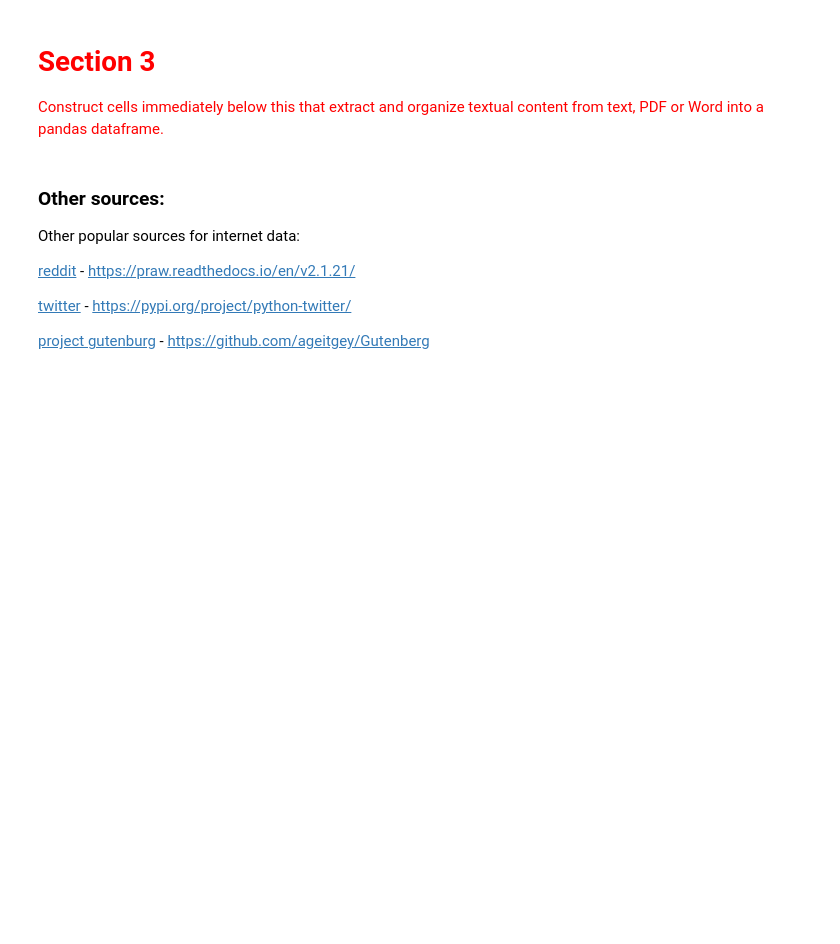
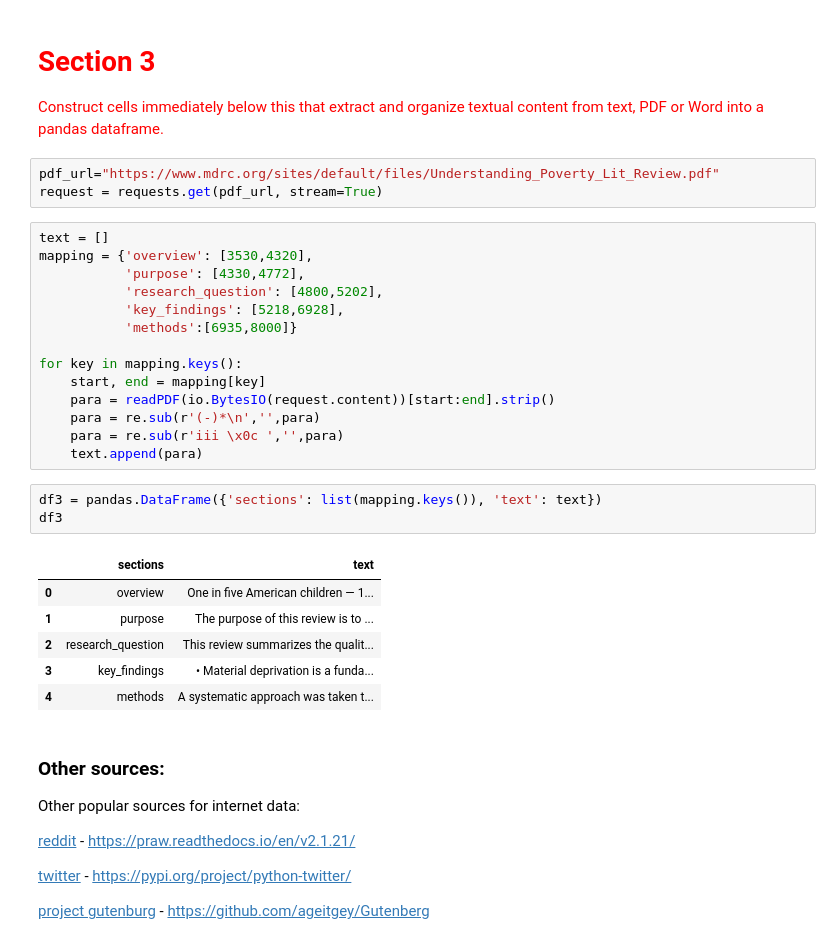
Before and after one commit to rachel-ker/Content-Analysis-2020, a Jupyter notebook: week-1/1-intro.ipynb, the cells around one changed output. Saved outputs shown, nothing was run; the diff lists cells and outputs as text; blank space fills up the shorter version.

```diff
--- a/week-1/1-intro.ipynb
+++ b/week-1/1-intro.ipynb
@@ -711,6 +956,33 @@ downloaded every time.
 
 # <span style="color:red">Section 3</span>
 <span style="color:red">Construct cells immediately below this that extract and organize textual content from text, PDF or Word into a pandas dataframe.</span>
+# %%
+pdf_url="https://www.mdrc.org/sites/default/files/Understanding_Poverty_Lit_Review.pdf"
+request = requests.get(pdf_url, stream=True)
+# %%
+text = []
+mapping = {'overview': [3530,4320],
+           'purpose': [4330,4772],
+           'research_question': [4800,5202],
+           'key_findings': [5218,6928],
+           'methods':[6935,8000]}
+
+for key in mapping.keys():
+    start, end = mapping[key]
+    para = readPDF(io.BytesIO(request.content))[start:end].strip()
+    para = re.sub(r'(-)*\n','',para)
+    para = re.sub(r'iii \x0c ','',para)
+    text.append(para)
+# %%
+df3 = pandas.DataFrame({'sections': list(mapping.keys()), 'text': text})
+df3
+# %% [output]
+|  | sections | text |
+| 0 | overview | One in five American children — 1... |
+| 1 | purpose | The purpose of this review is to ... |
+| 2 | research_question | This review summarizes the qualit... |
+| 3 | key_findings | • Material deprivation is a funda... |
+| 4 | methods | A systematic approach was taken t... |
 # %% [markdown]
 ### Other sources:
 
```
Also changed, not shown: parts of 20 cells of this notebook.
